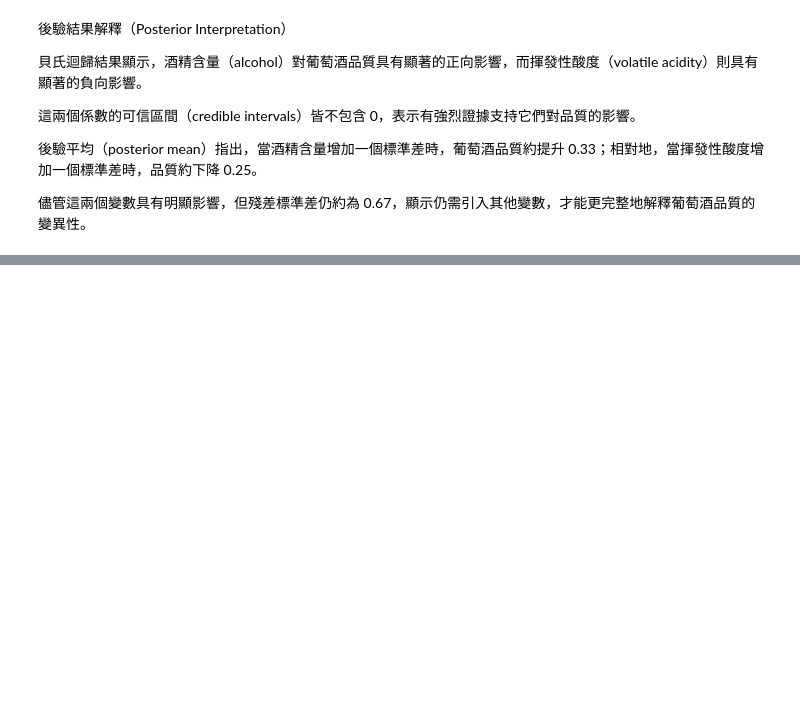
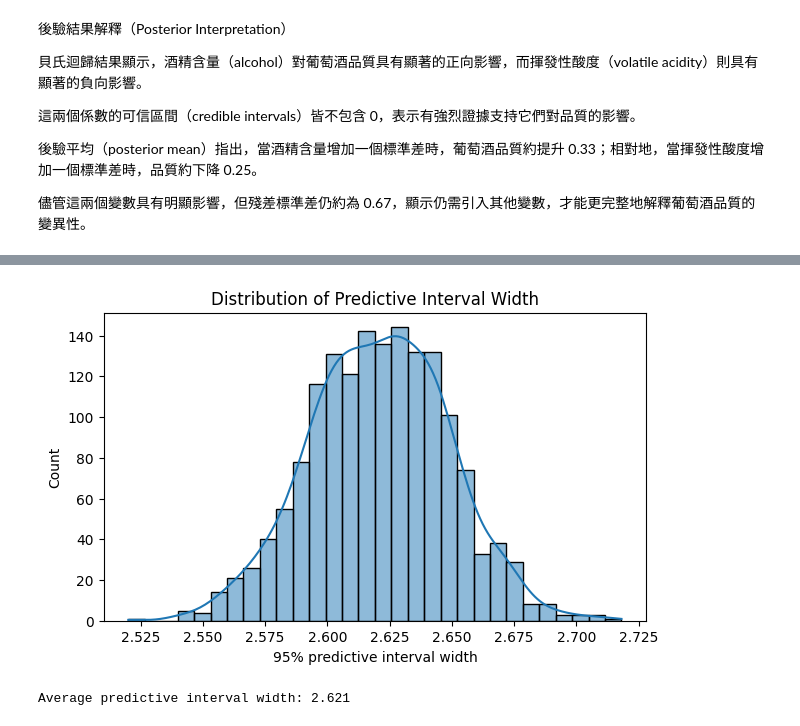
Before and after one commit to RafaelChen1991/01_Bayesian-Linear-Regression_MCMC, a Jupyter notebook: notebooks/03_bayesian_linear_regression.ipynb, the cells around one changed output, grey strips where cells are left out. Drawn from its saved outputs; the diff is of its cells as text; code cells hidden in the pictures; blank space fills up the shorter version.

```diff
--- a/notebooks/03_bayesian_linear_regression.ipynb
+++ b/notebooks/03_bayesian_linear_regression.ipynb
@@ -413,0 +593,14 @@ plt.show()
+# %%
+interval_width = y_pred_upper - y_pred_lower
+
+plt.figure(figsize=(7,4))
+sns.histplot(interval_width, bins=30, kde=True)
+plt.xlabel("95% predictive interval width")
+plt.title("Distribution of Predictive Interval Width")
+plt.show()
+# %% [output]
+[figure, added]
+# %%
+print(f"Average predictive interval width: {interval_width.mean():.3f}")
+# %% [output]
+Average predictive interval width: 2.621
```
Also changed, not shown: parts of 24 cells of this notebook.
